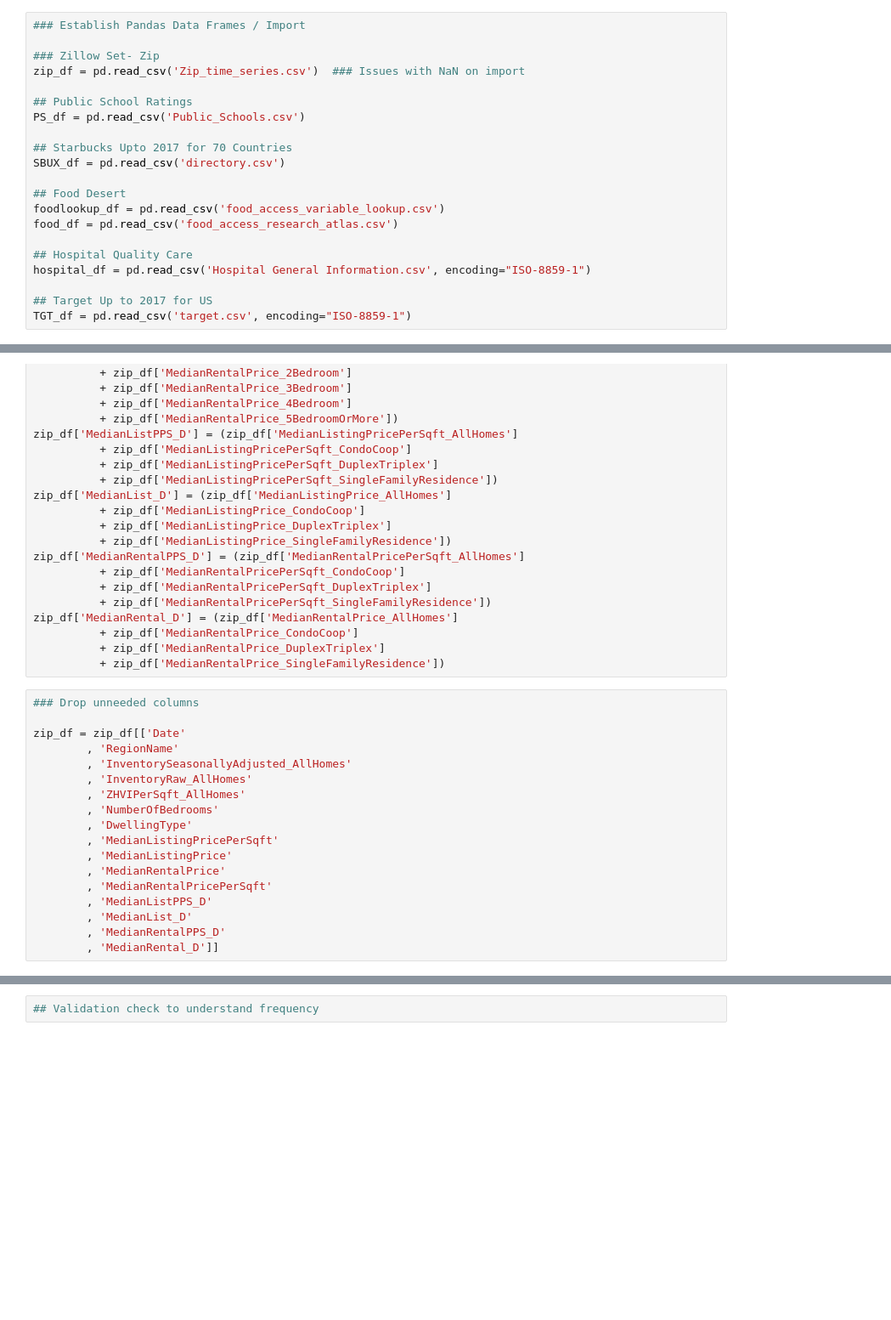
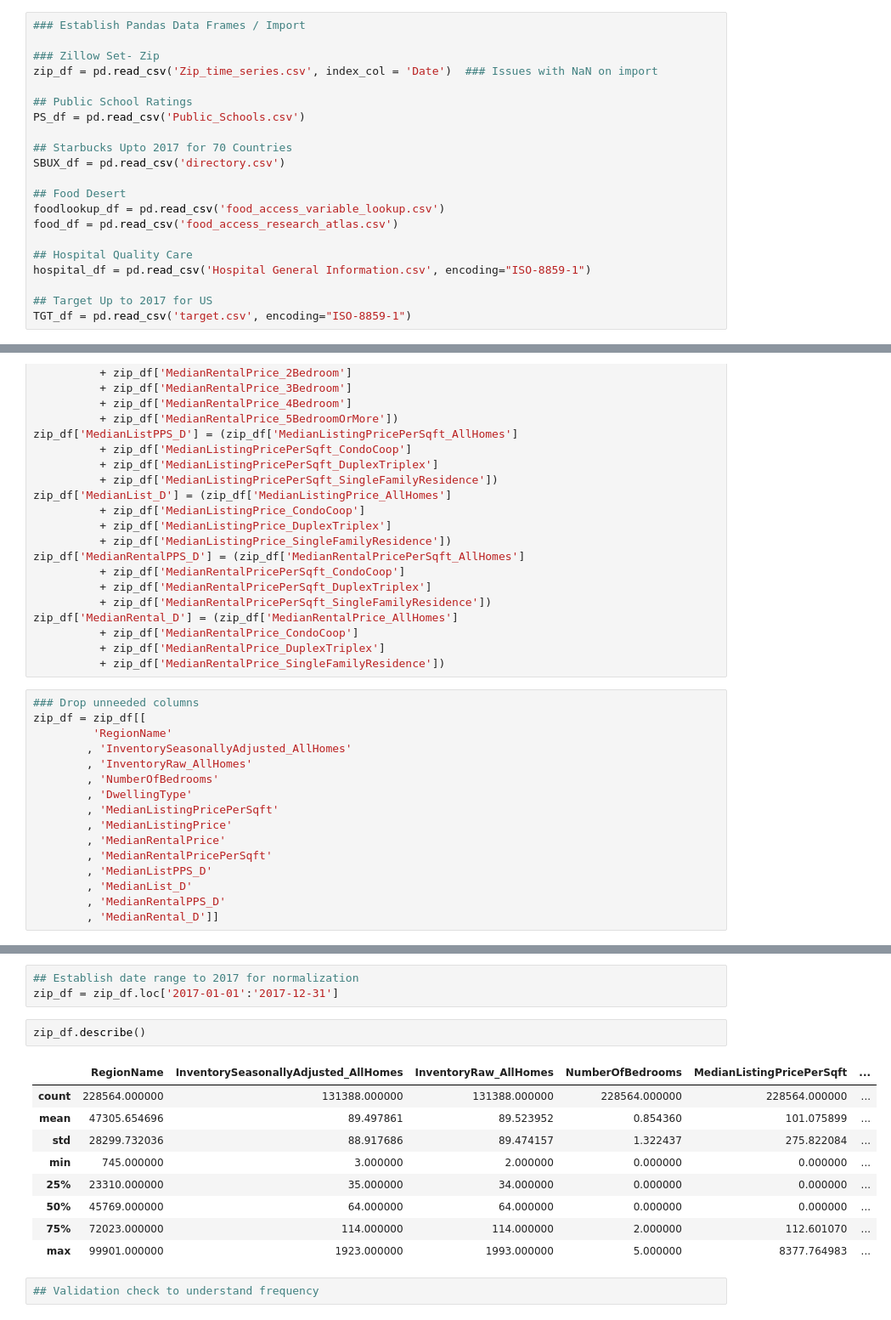
Before and after one commit to norgrenm/US_House_Price_Prediction, a Jupyter notebook: notebooks/DM-US_HousingData.ipynb, the cells around one changed output, grey strips where cells are left out. Shown at 85% size. Drawn from its saved outputs; the diff is of its cells as text; blank space fills up the shorter version.

```diff
--- a/notebooks/DM-US_HousingData.ipynb
+++ b/notebooks/DM-US_HousingData.ipynb
@@ -49,7 +50,7 @@ C:\Users\MAN\OneDrive - The University of Chicago\2020_Autumn\Data Mining Platfo
 ### Establish Pandas Data Frames / Import
 
 ### Zillow Set- Zip
-zip_df = pd.read_csv('Zip_time_series.csv')  ### Issues with NaN on import
+zip_df = pd.read_csv('Zip_time_series.csv', index_col = 'Date')  ### Issues with NaN on import
 
 ## Public School Ratings
 PS_df = pd.read_csv('Public_Schools.csv')
@@ -801,12 +802,10 @@ zip_df['MedianRental_D'] = (zip_df['MedianRentalPrice_AllHomes']
           + zip_df['MedianRentalPrice_SingleFamilyResidence'])
 # %%
 ### Drop unneeded columns
-
-zip_df = zip_df[['Date'
-        , 'RegionName'
+zip_df = zip_df[[
+         'RegionName'
         , 'InventorySeasonallyAdjusted_AllHomes'
         , 'InventoryRaw_AllHomes'
-        , 'ZHVIPerSqft_AllHomes'
         , 'NumberOfBedrooms'
         , 'DwellingType'
         , 'MedianListingPricePerSqft'
@@ -824,3 +829,18 @@ zip_df.shape
+# %%
+## Establish date range to 2017 for normalization
+zip_df = zip_df.loc['2017-01-01':'2017-12-31']
+# %%
+zip_df.describe()
+# %% [output]
+|  | RegionName | InventorySeasonallyAdjusted_AllHomes | InventoryRaw_AllHomes | NumberOfBedrooms | MedianListingPricePerSqft | ... |
+| count | 228564.000000 | 131388.000000 | 131388.000000 | 228564.000000 | 228564.000000 | ... |
+| mean | 47305.654696 | 89.497861 | 89.523952 | 0.854360 | 101.075899 | ... |
+| std | 28299.732036 | 88.917686 | 89.474157 | 1.322437 | 275.822084 | ... |
+| min | 745.000000 | 3.000000 | 2.000000 | 0.000000 | 0.000000 | ... |
+| 25% | 23310.000000 | 35.000000 | 34.000000 | 0.000000 | 0.000000 | ... |
+| 50% | 45769.000000 | 64.000000 | 64.000000 | 0.000000 | 0.000000 | ... |
+| 75% | 72023.000000 | 114.000000 | 114.000000 | 2.000000 | 112.601070 | ... |
+| max | 99901.000000 | 1923.000000 | 1993.000000 | 5.000000 | 8377.764983 | ... |
 # %%
 ## Validation check to understand frequency
 # %%
```
Also changed, not shown: parts of 4 cells of this notebook.
